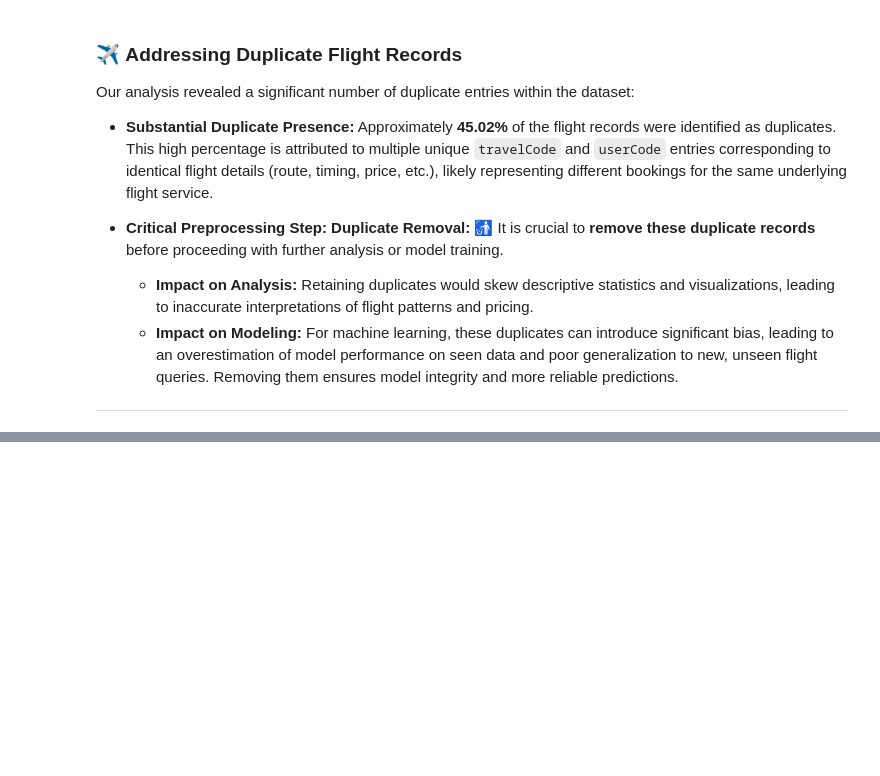
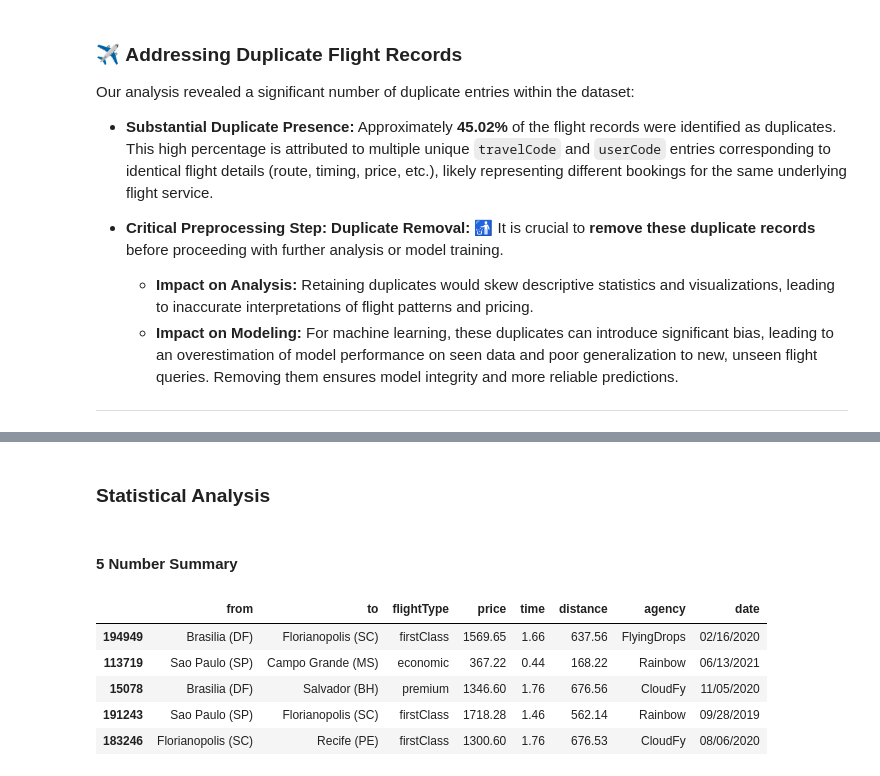
Before and after one commit to dakshvanshaj/flights-price-prediction-mlops, a Jupyter notebook: Notebooks/flights_eda.ipynb, the cells around one changed output, grey strips where cells are left out. Cells and saved outputs as stored; diff of their text form; code cells hidden in the pictures; blank space fills up the shorter version.

```diff
--- a/Notebooks/flights_eda.ipynb
+++ b/Notebooks/flights_eda.ipynb
@@ -146,0 +182,13 @@ Our analysis revealed a significant number of duplicate entries within the datas
+# %% [markdown]
+### **Statistical Analysis**
+# %% [markdown]
+#### 5 Number Summary
+# %%
+flights.sample(5)
+# %% [output]
+|  | from | to | flightType | price | time | distance | agency | date |
+| 194949 | Brasilia (DF) | Florianopolis (SC) | firstClass | 1569.65 | 1.66 | 637.56 | FlyingDrops | 02/16/2020 |
+| 113719 | Sao Paulo (SP) | Campo Grande (MS) | economic | 367.22 | 0.44 | 168.22 | Rainbow | 06/13/2021 |
+| 15078 | Brasilia (DF) | Salvador (BH) | premium | 1346.60 | 1.76 | 676.56 | CloudFy | 11/05/2020 |
+| 191243 | Sao Paulo (SP) | Florianopolis (SC) | firstClass | 1718.28 | 1.46 | 562.14 | Rainbow | 09/28/2019 |
+| 183246 | Florianopolis (SC) | Recife (PE) | firstClass | 1300.60 | 1.76 | 676.53 | CloudFy | 08/06/2020 |
```
Also changed, not shown: parts of 18 cells of this notebook.
